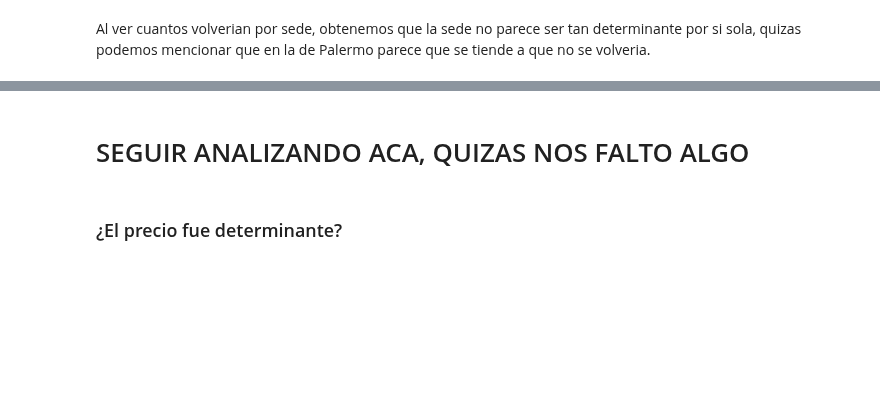
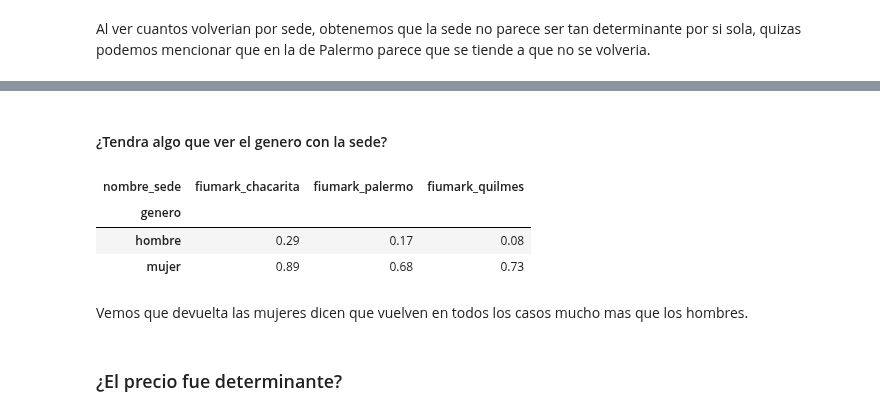
Before and after one commit to brunograssano/TP-Organizacion-de-datos, a Jupyter notebook: TP_Datos.ipynb, the cells around one changed output, grey strips where cells are left out. Saved outputs shown, nothing was run; the diff lists cells and outputs as text; code cells hidden in the pictures; blank space fills up the shorter version.

Commit message:
Subo algunos otros analisis y arreglo algo las conclusiones
Co-Authored-By: adrianromero99 <36236300+adrianromero99@users.noreply.github.com>

```diff
--- a/TP_Datos.ipynb
+++ b/TP_Datos.ipynb
@@ -621,5 +642,17 @@ g.set_axis_labels("Sede", "Porcentaje")
-# %% [markdown]
-# SEGUIR ANALIZANDO ACA, QUIZAS NOS FALTO ALGO
+# %% [markdown]
+#### ¿Tendra algo que ver el genero con la sede?
+# %%
+sede_genero = info_fiumark_df.groupby(by=["nombre_sede","genero"]).agg({'volveria':'mean'})
+sede_genero = sede_genero.unstack('nombre_sede').round(2)
+sede_genero.columns = sede_genero.columns.get_level_values(1)
+sede_genero
+# %% [output]
+| nombre_sede | fiumark_chacarita | fiumark_palermo | fiumark_quilmes |
+| genero |  |  |  |
+| hombre | 0.29 | 0.17 | 0.08 |
+| mujer | 0.89 | 0.68 | 0.73 |
+# %% [markdown]
+Vemos que devuelta las mujeres dicen que vuelven en todos los casos mucho mas que los hombres.
 # %% [markdown]
 ### ¿El precio fue determinante?
 # %% [markdown]
```
Also changed, not shown: parts of 36 cells of this notebook.
